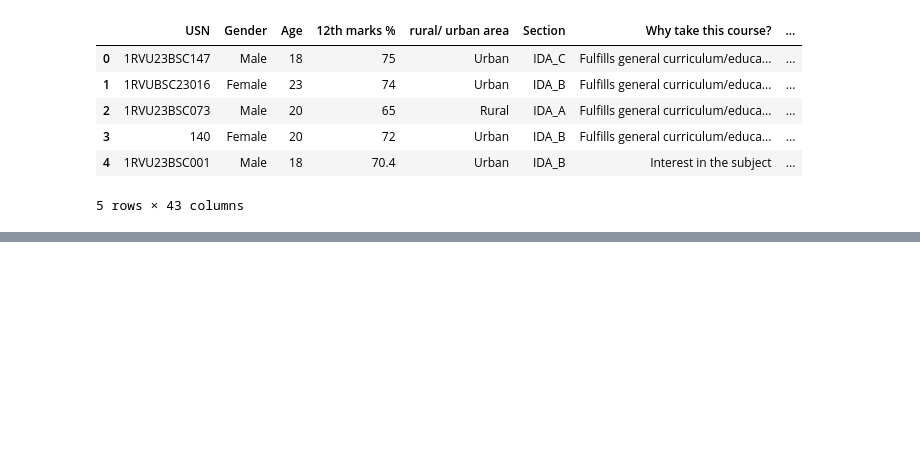
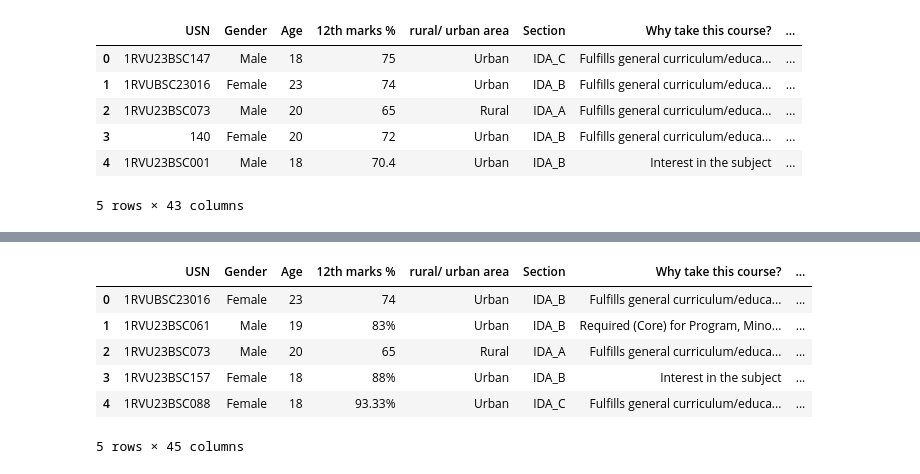
Before and after one commit to Kashishvarmaa/Bias_Mitigation, a Jupyter notebook: preprocessing.ipynb, the cells around one changed output, grey strips where cells are left out. Cells and saved outputs as stored; diff of their text form; code cells hidden in the pictures; blank space fills up the shorter version.

```diff
--- a/preprocessing.ipynb
+++ b/preprocessing.ipynb
@@ -405,0 +992,17 @@ CSV 2 -
+# %%
+# Strip whitespace and newline characters from all column names (if not already done)
+data3.columns = data3.columns.str.strip()
+
+# Define the columns to delete
+columns_to_delete3 = [
+    'What were the key aspects of your efforts in CO1?',
+    'What were the key aspects of your efforts in CO2?',
+    'What were the key aspects of your efforts in CO3?',
+    'What were the key aspects of your efforts in CO4?'
+]
+
+# Drop the columns from the DataFrame
+data3 = data3.drop(columns=columns_to_delete3)
+
+# Print the DataFrame to verify the columns are deleted
+print(data3.head())
@@ -405,0 +1167,35 @@ CSV 2 -
+# %%
+ # Strip whitespace and newline characters from all column names
+data3.columns = data3.columns.str.strip()
+
+# Define a mapping dictionary for the values
+value_mapping3 = {
+    'R1': 'Copy-paste friends work',
+    'R2': 'Copy-paste from online',
+    'R3': 'Understand others work but redo it, referring to it',
+    'R4': 'Understand others work but redo it, without referring to it',
+    'R5': 'Try by myself and get it reviewed by peers/teaching assistants/teachers'
+}
+
+# List of columns to modify (C01 to C04 time spent columns)
+columns_to_modify3 = [
+     'List strategies for learning the course outcomes for C01',
+       'List strategies for learning the course outcomes for C02',
+       'List strategies for learning the course outcomes for C03',
+       'List strategies for learning the course outcomes for C04'
+]
+
+# Replace the values in the specified columns
+for column in columns_to_modify3:
+    if column in data3.columns:
+        data3[column] = data3[column].replace(value_mapping3)
+# %%
+data3.head()
+# %% [output]
+|  | USN | Gender | Age | 12th marks % | rural/ urban area | Section | Why take this course? | ... |
+| 0 | 1RVUBSC23016 | Female | 23 | 74 | Urban | IDA_B | Fulfills general curriculum/educa... | ... |
+| 1 | 1RVU23BSC061 | Male | 19 | 83% | Urban | IDA_B | Required (Core) for Program, Mino... | ... |
+| 2 | 1RVU23BSC073 | Male | 20 | 65 | Rural | IDA_A | Fulfills general curriculum/educa... | ... |
+| 3 | 1RVU23BSC157 | Female | 18 | 88% | Urban | IDA_B | Interest in the subject | ... |
+| 4 | 1RVU23BSC088 | Female | 18 | 93.33% | Urban | IDA_C | Fulfills general curriculum/educa... | ... |
+5 rows × 45 columns
```
Also changed, not shown: parts of 42 cells of this notebook, 5 other files.
